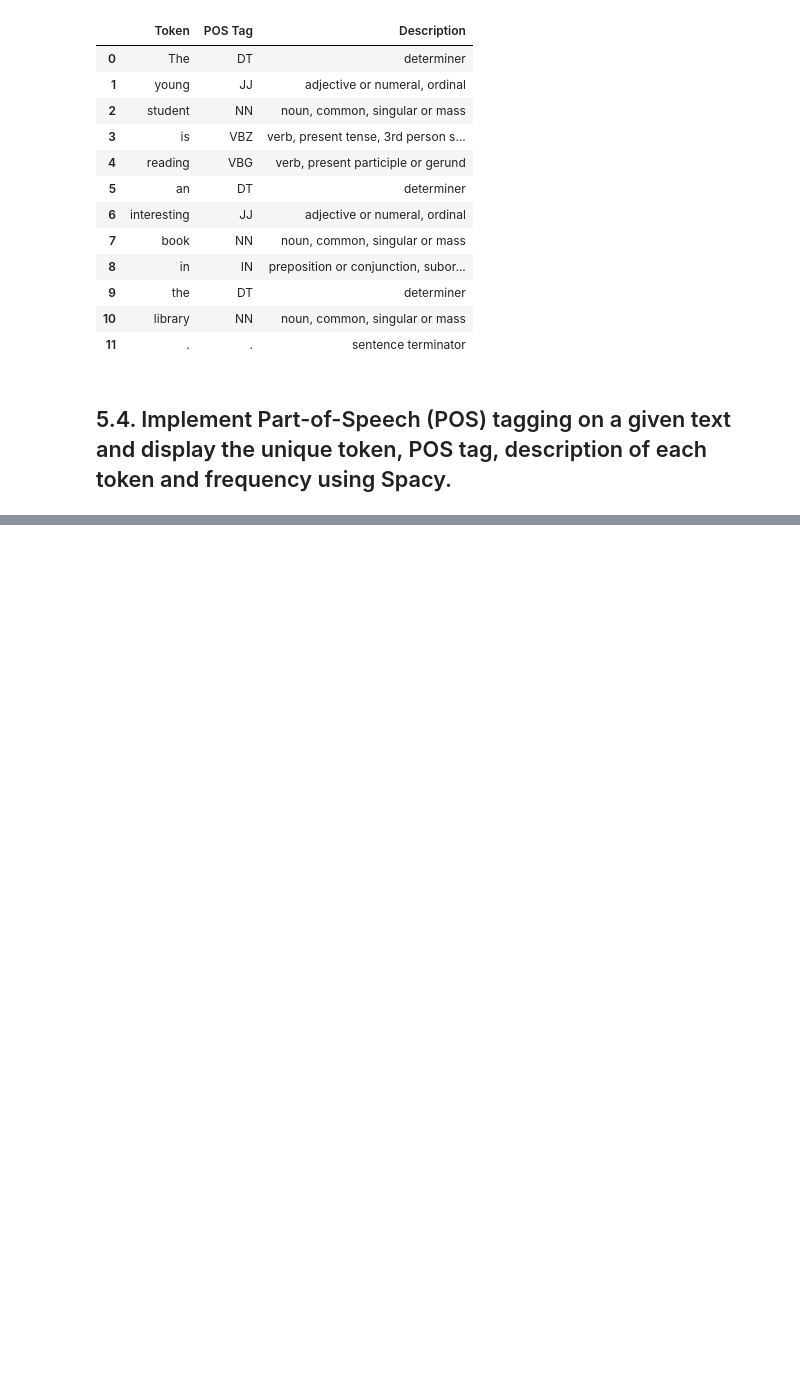
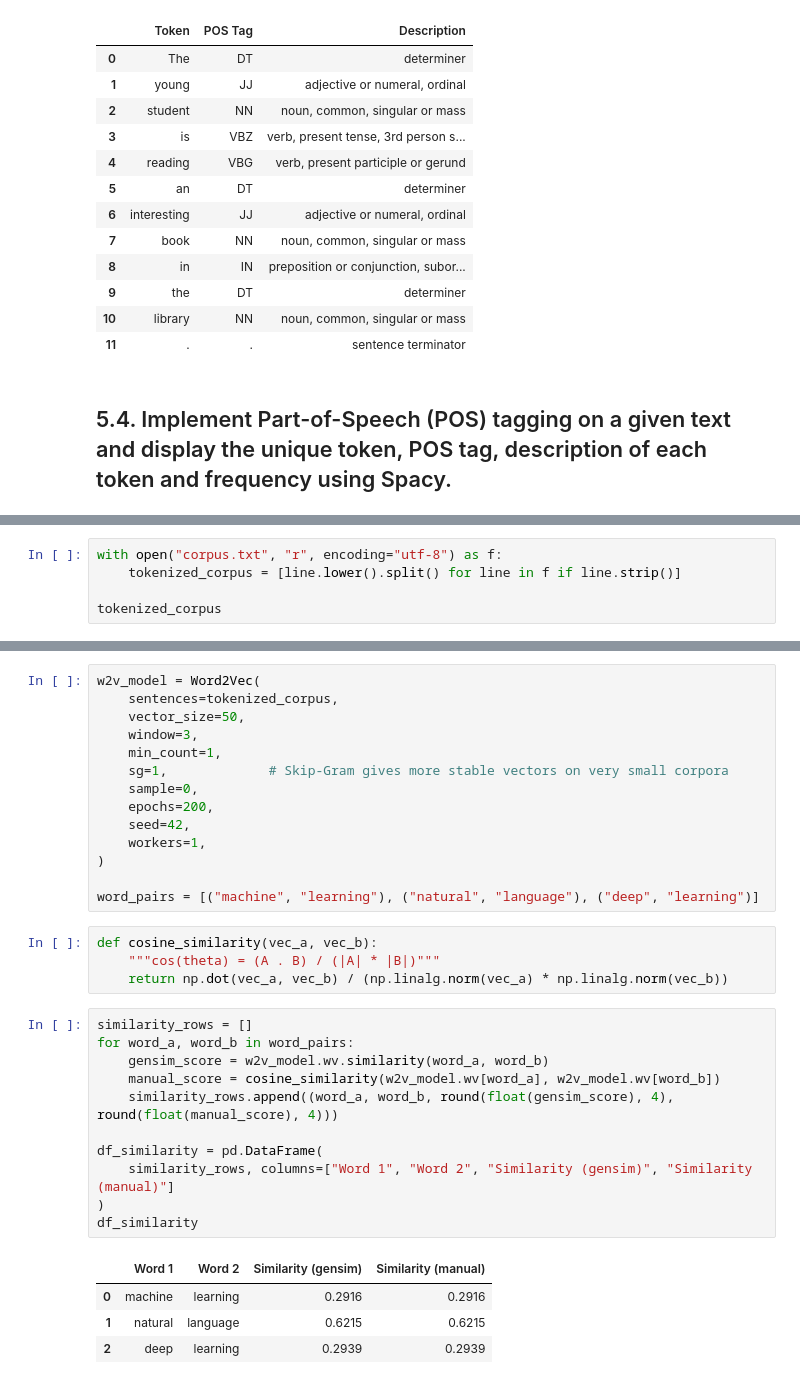
Before and after one commit to AnirvanRanjan/CNLP-Lab, a Jupyter notebook: CNLP Exp-5/Exp-5.ipynb, the cells around one changed output, grey strips where cells are left out. Drawn from its saved outputs; the diff is of its cells as text; blank space fills up the shorter version.

Commit message:
Exp-5: add 5.5-5.7 Word2Vec CBOW, Skip-Gram and cosine similarity

```diff
--- a/CNLP Exp-5/Exp-5.ipynb
+++ b/CNLP Exp-5/Exp-5.ipynb
@@ -332,0 +377,5 @@ df_pos_freq
+# %%
+with open("corpus.txt", "r", encoding="utf-8") as f:
+    tokenized_corpus = [line.lower().split() for line in f if line.strip()]
+
+tokenized_corpus
@@ -332,0 +489,34 @@ df_pos_freq
+# %%
+w2v_model = Word2Vec(
+    sentences=tokenized_corpus,
+    vector_size=50,
+    window=3,
+    min_count=1,
+    sg=1,             # Skip-Gram gives more stable vectors on very small corpora
+    sample=0,
+    epochs=200,
+    seed=42,
+    workers=1,
+)
+
+word_pairs = [("machine", "learning"), ("natural", "language"), ("deep", "learning")]
+# %%
+def cosine_similarity(vec_a, vec_b):
+    """cos(theta) = (A . B) / (|A| * |B|)"""
+    return np.dot(vec_a, vec_b) / (np.linalg.norm(vec_a) * np.linalg.norm(vec_b))
+# %%
+similarity_rows = []
+for word_a, word_b in word_pairs:
+    gensim_score = w2v_model.wv.similarity(word_a, word_b)
+    manual_score = cosine_similarity(w2v_model.wv[word_a], w2v_model.wv[word_b])
+    similarity_rows.append((word_a, word_b, round(float(gensim_score), 4), round(float(manual_score), 4)))
+
+df_similarity = pd.DataFrame(
+    similarity_rows, columns=["Word 1", "Word 2", "Similarity (gensim)", "Similarity (manual)"]
+)
+df_similarity
+# %% [output]
+|  | Word 1 | Word 2 | Similarity (gensim) | Similarity (manual) |
+| 0 | machine | learning | 0.2916 | 0.2916 |
+| 1 | natural | language | 0.6215 | 0.6215 |
+| 2 | deep | learning | 0.2939 | 0.2939 |
```
Also changed, not shown: parts of 27 cells of this notebook, 2 other files.
